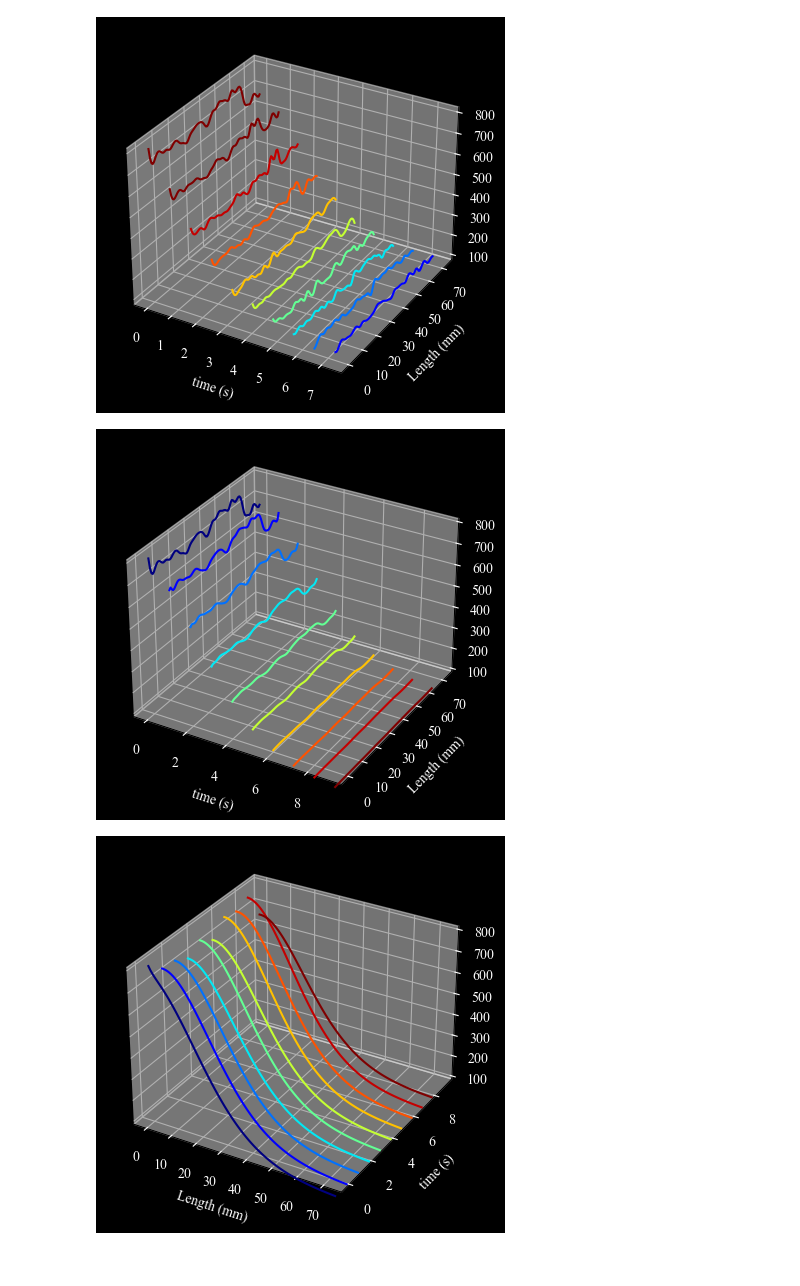
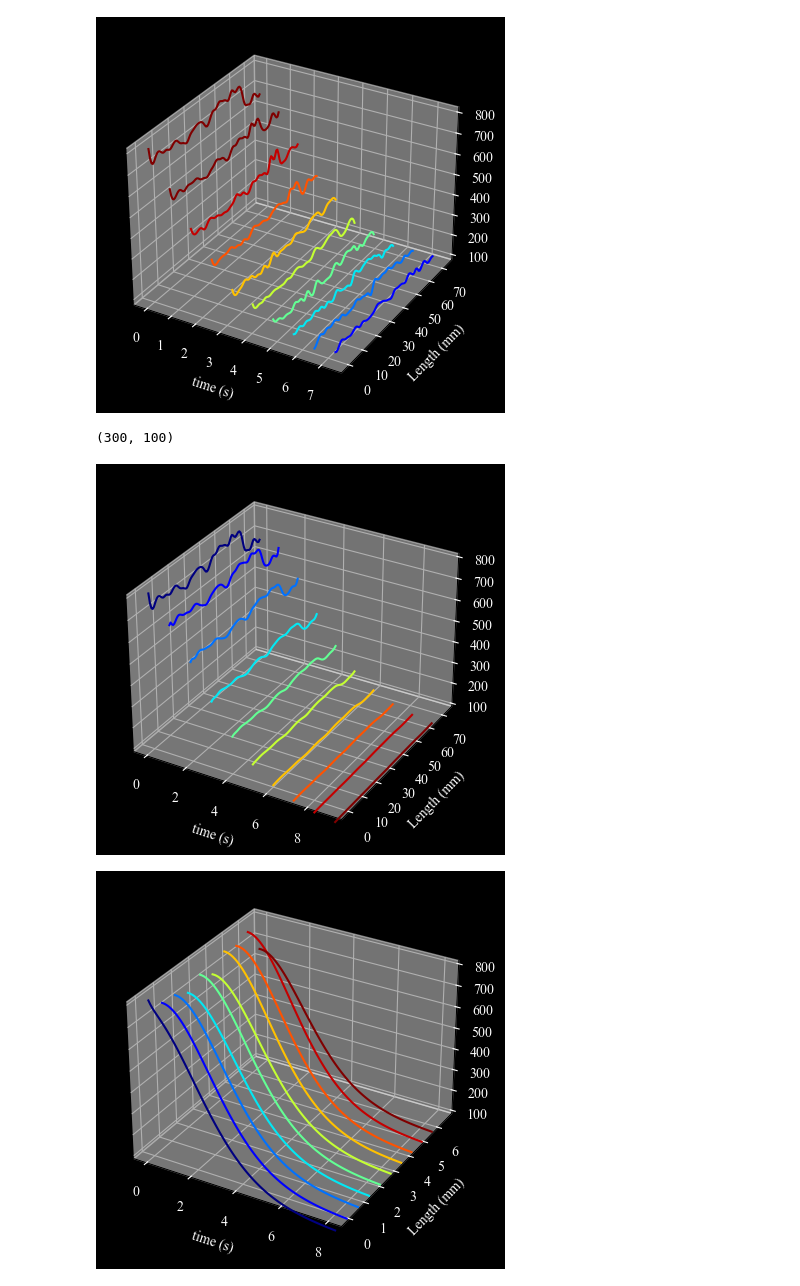
Before and after one commit to aseresti/ContrastDispersion, a Jupyter notebook: scripts/TestAutoPipeline.ipynb, the cells around one changed output. Cells and saved outputs as stored; diff of their text form; code cells hidden in the pictures.

```diff
--- a/scripts/TestAutoPipeline.ipynb
+++ b/scripts/TestAutoPipeline.ipynb
@@ -848,6 +848,27 @@ ax.yaxis.label.set_color("white")
 ax.zaxis.label.set_color("white")
 # %% [output]
 [figure]
+# %%
+# Zero-adding
+
+original_array = np.array([[1, 2, 3],
+                           [4, 5, 6],
+                           [7, 8, 9]])
+
+np.pad(original_array, pad_width=((0, 0), (2, 2)))
+
+
+C_interp2 = np.pad(C_interp, pad_width=((100, 100), (0, 0)))
+x_new.shape
+
+Length = x_new.max() - x_new.min() #Length of domain
+N = x_new.shape[0] #number of points along the x
+dx = Length/(N - 1)
+x_new2 = np.array([i*dx for i in range(len(C_interp2))])
+
+C_interp2.shape
+# %% [output]
+(300, 100)
 # %%
 Length = x_new.max() - x_new.min() #Length of domain
 N = x_new.shape[0] #number of points along the x
@@ -867,7 +888,7 @@ C0 = C_interp[:,0] #Contrast dispersion at the time of zero along the vessel
 C0hat = np.fft.fft(C0)
 C0hat_ri = np.concatenate((C0hat.real, C0hat.imag))
 
-dt = (time.max()-time.min())/(len(time)-1)
+
 
 # Implementing the diffusion part in frequency domain
 def Diffusion(Chat_ri, t, kappa, D, v, k):
@@ -893,36 +914,36 @@ ax = fig.add_subplot(111, projection='3d', facecolor = "black")
 plt.set_cmap('jet_r')
 c_plot = C_Gaussian_filter[0:-1:10,:]
 for k in range(c_plot.shape[0]):
     ys = k*np.ones(c_plot.shape[1])
     ax.plot(ys,x_new,c_plot[k,:], color = cm.jet(k*30))
 
 
 ax.set_xlabel("time (s)")
 ax.set_ylabel("Length (mm)")
 ax.tick_params(colors="white")
 ax.xaxis.label.set_color("white")
 ax.yaxis.label.set_color("white")
 ax.zaxis.label.set_color("white")
 ax.set_zbound([100, 800])
 
 
 fig = plt.figure(facecolor="black")
 ax = fig.add_subplot(111, projection='3d', facecolor = "black")
 plt.set_cmap('jet_r')
 c_plot = C_Gaussian_filter[:,0:-1:10]
 for k in range(c_plot.shape[1]):
-    ys = k*np.ones(c_plot.shape[0])
-    ax.plot(x_new,ys,c_plot[:,k], color = cm.jet(k*30))
+    ys = x_new[k]*np.ones(c_plot.shape[0])
+    ax.plot(time,ys,c_plot[:,k], color = cm.jet(k*30))
 
 
-ax.set_xlabel("Length (mm)")
-ax.set_ylabel("time (s)")
+ax.set_xlabel("time (s)")
+ax.set_ylabel("Length (mm)")
 ax.tick_params(colors="white")
 ax.xaxis.label.set_color("white")
 ax.yaxis.label.set_color("white")
 ax.zaxis.label.set_color("white")
 ax.set_zbound([100, 800])
 # %% [output]
 [figure]
-[figure, old version]
+[figure, new version]
 # %%
```
Also changed, not shown: parts of 3 cells of this notebook.
